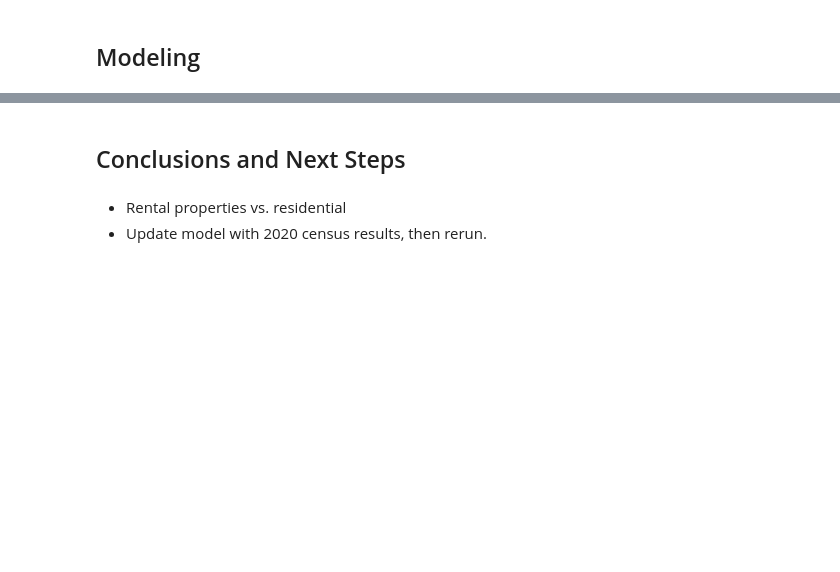
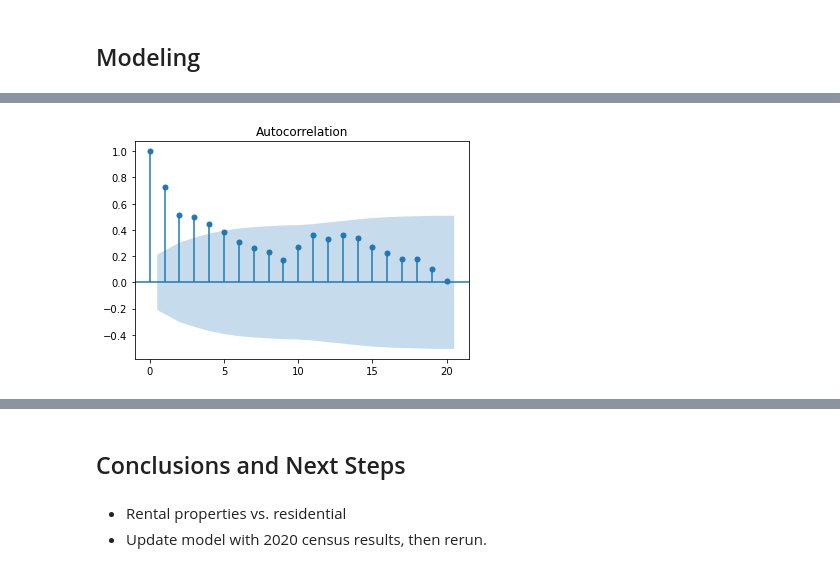
Before and after one commit to alexiskedo/Forecasting-Zillow-Home-Values, a Jupyter notebook: Real Estate Time Series Analysis.ipynb, the cells around one changed output, grey strips where cells are left out. Drawn from its saved outputs; the diff is of its cells as text; code cells hidden in the pictures; blank space fills up the shorter version.

```diff
--- a/Real Estate Time Series Analysis.ipynb
+++ b/Real Estate Time Series Analysis.ipynb
@@ -764,0 +614,5 @@ All three models have the same RMSE - this could be because they are logged?
+# %%
+#Original Miami data
+plot_acf(miami_train);
+# %% [output]
+[figure, added]
```
Also changed, not shown: parts of 90 cells of this notebook.
